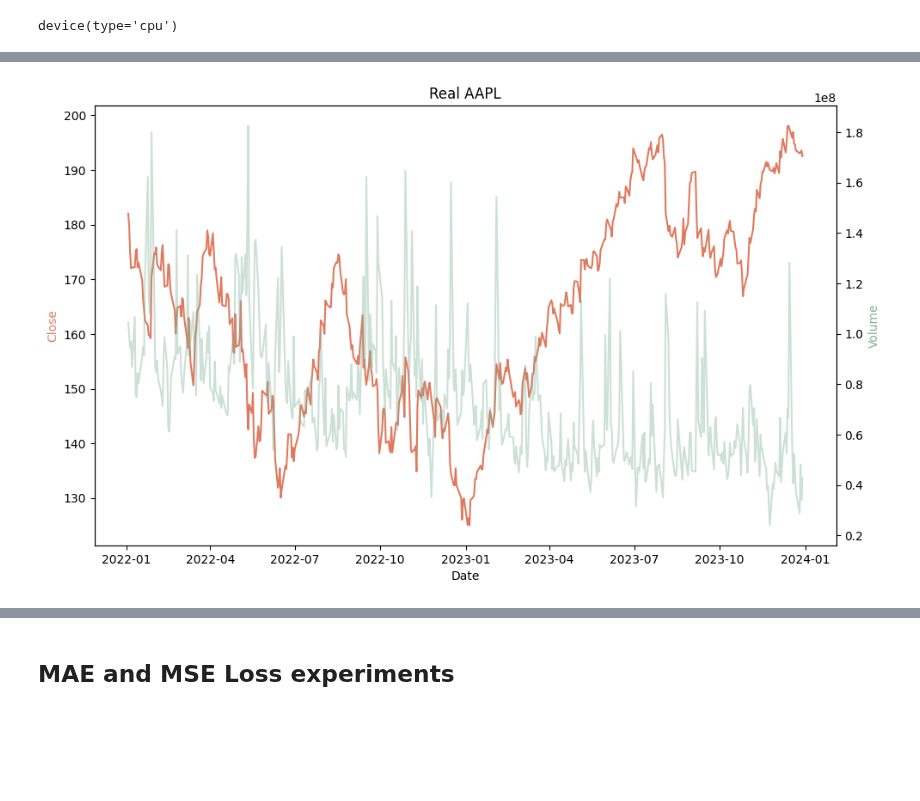
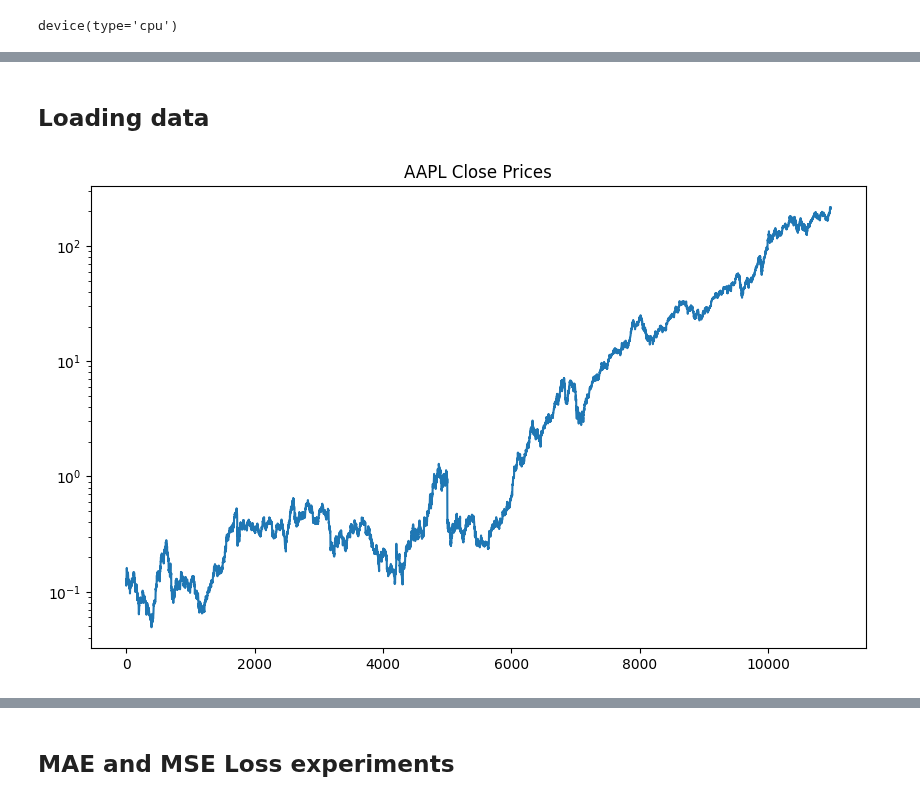
Before and after one commit to arneallwardt/time_series_data_augmentation, a Jupyter notebook: experiments.ipynb, the cells around one changed output, grey strips where cells are left out. Cells and saved outputs as stored; diff of their text form; code cells hidden in the pictures; blank space fills up the shorter version.

```diff
--- a/experiments.ipynb
+++ b/experiments.ipynb
@@ -165,4 +47,13 @@ aapl_syn.to_csv(SYNTHETIC_DATA_FOLDER / 'AAPL_22_23_syn.csv', index=False)
-# %%
-plot_multiple_time_series_attributes(aapl_22_23, title="Real AAPL")
-# %% [output]
-[figure, removed]
+# %% [markdown]
+## Loading data
+# %%
+aapl = load_complete_time_series(REAL_DATA_FOLDER / "AAPL_complete.csv")
+# %%
+# plot log of close prices
+plt.figure(figsize=(10, 6))
+plt.plot(aapl['Close'])
+plt.yscale('log')
+plt.title('AAPL Close Prices')
+plt.show()
+# %% [output]
+[figure, added]
```
Also changed, not shown: parts of 65 cells of this notebook, 5 other files.
